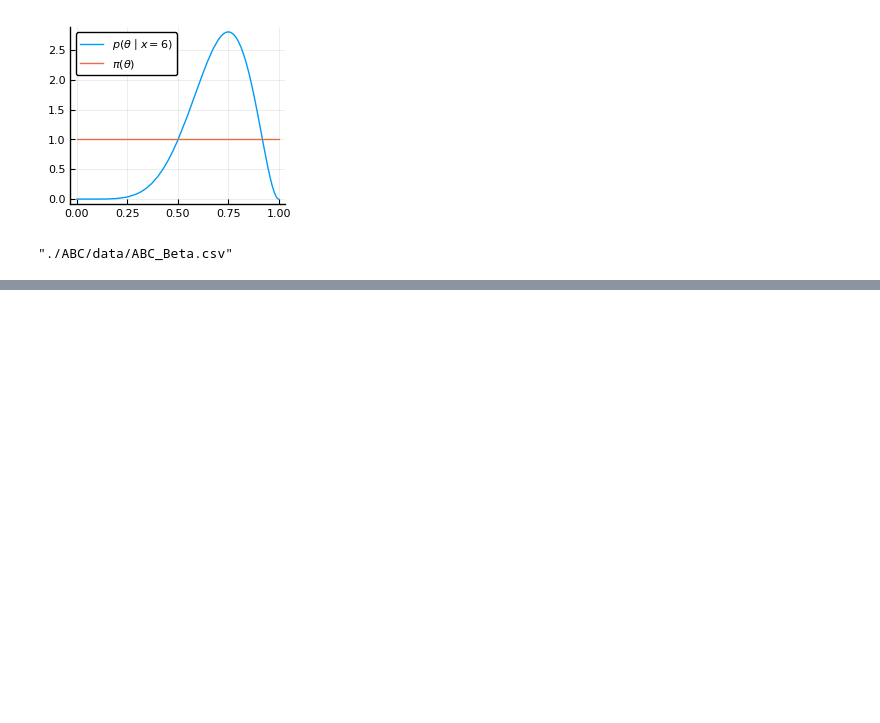
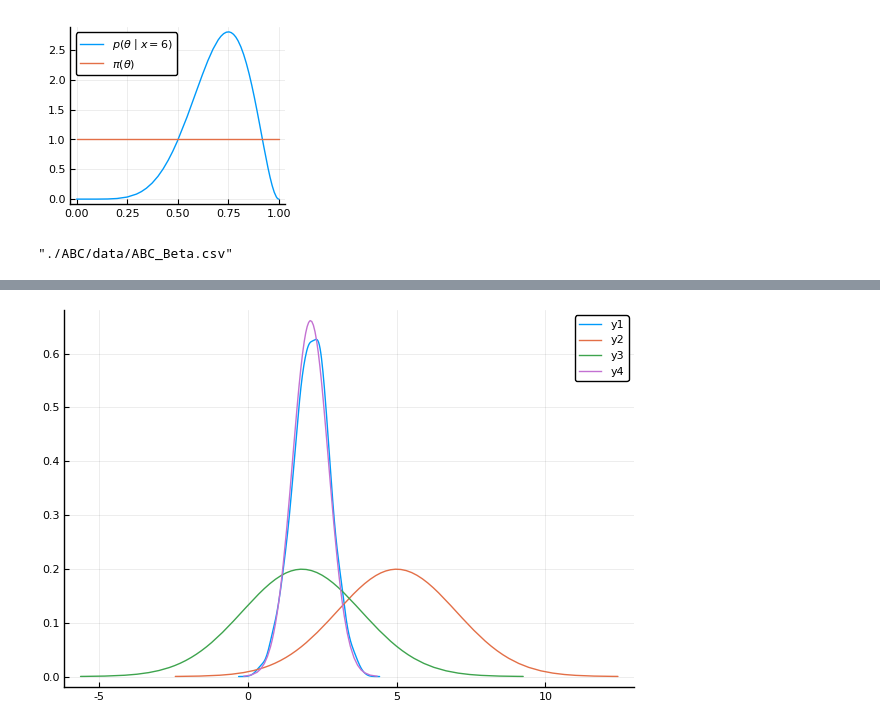
Before and after one commit to davibarreira/Visualizations, a Jupyter notebook: FinalProject/ABC_VegaLite.ipynb, the cells around one changed output, grey strips where cells are left out. Drawn from its saved outputs; the diff is of its cells as text; code cells hidden in the pictures; blank space fills up the shorter version.

```diff
--- a/FinalProject/ABC_VegaLite.ipynb
+++ b/FinalProject/ABC_VegaLite.ipynb
@@ -129,0 +128,8 @@ points = df |> vl"""
+# %%
+N    = (10^6)
+θabc = rand(Normal(θ,σ),N)
+z    = rand.(Normal.(θabc,σ),n);
+zmean= mean.(z);
+rawdistance(z) = sum((z .- y).^2)
+ρ_raw   = rawdistance.(z) # Raw Disance
+ρ_mean  = (zmean .- mean(y)).^2;
@@ -129,0 +141,10 @@ points = df |> vl"""
+# %%
+θabc_raw  = θabc[ρ_raw .<= ϵ_raw]
+θabc_mean = θabc[ρ_mean .<= ϵ_mean];
+# %%
+density(θabc_mean,normalize=true)
+plot!(Normal(θ,σ))
+plot!(Normal(μ,τ))
+plot!(Normal(μ1,τ1))
+# %% [output]
+[figure, added]
```
Also changed, not shown: parts of 10 cells of this notebook, 4 other files.
